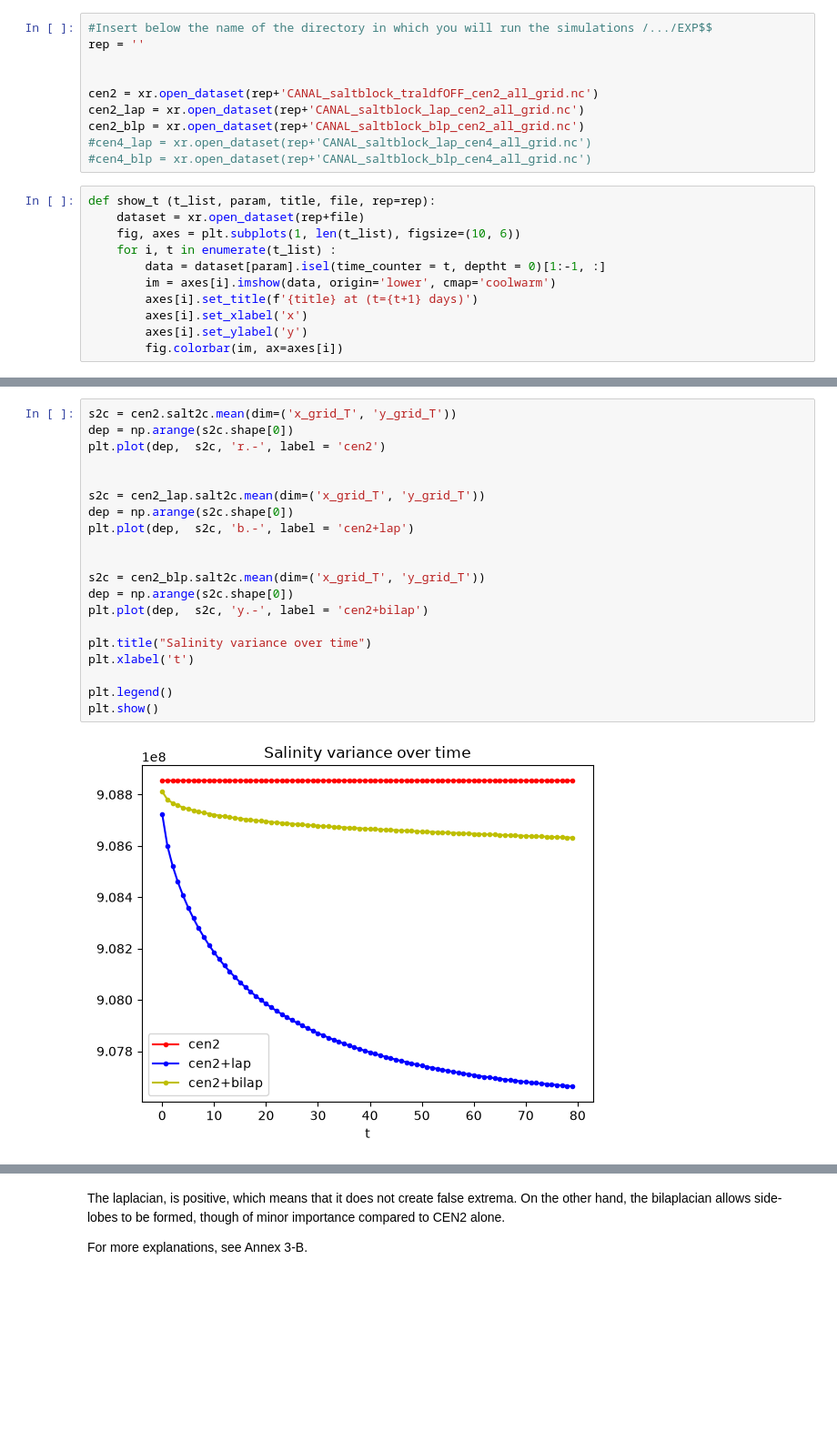
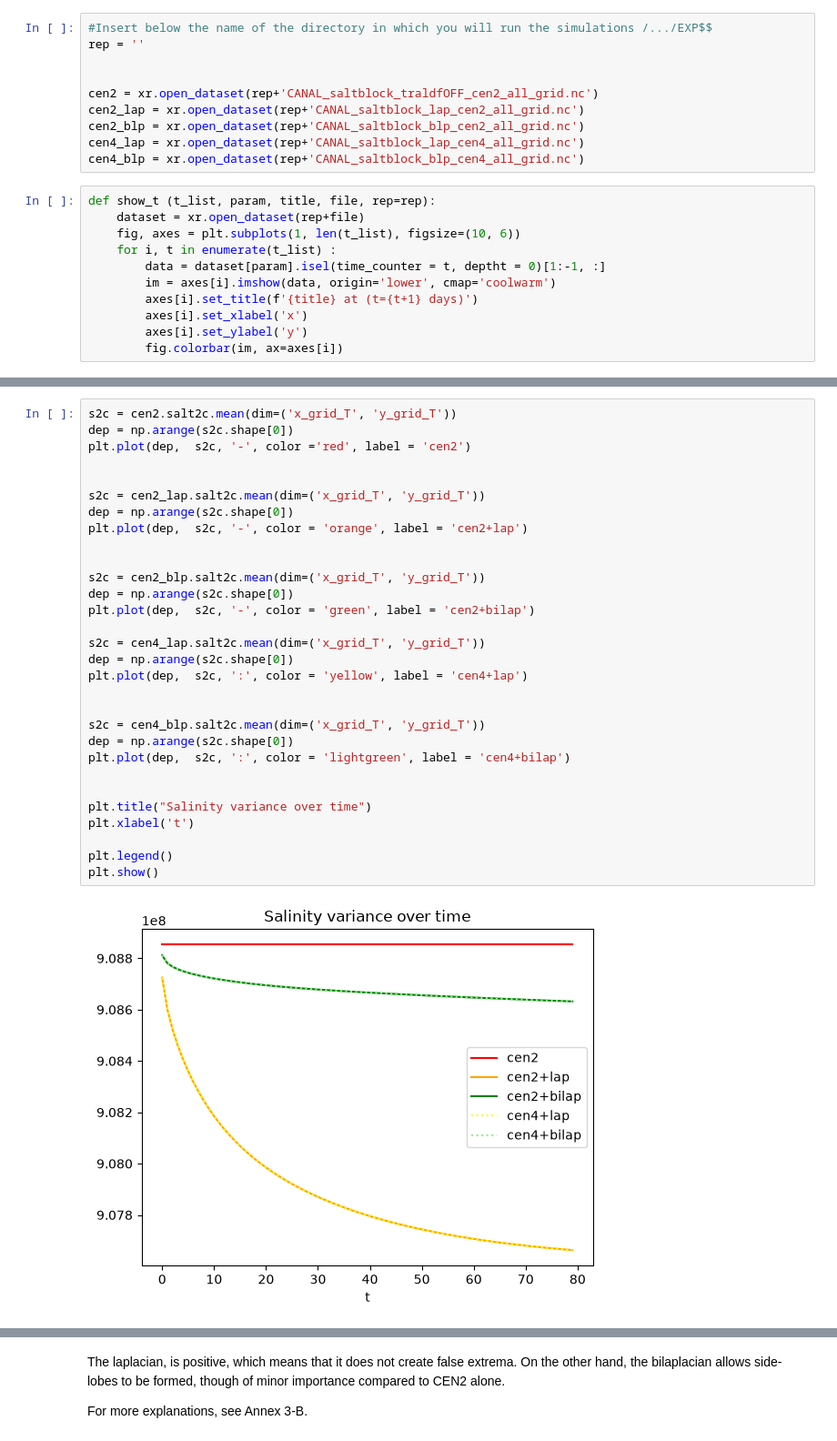
Before and after one commit to justinebuisson606/NEMO_Demonstrators, a Jupyter notebook: Demonstrator 3.ipynb, the cells around one changed output, grey strips where cells are left out. Shown at 91% size. Cells and saved outputs as stored; diff of their text form; blank space fills up the shorter version.

```diff
--- a/Demonstrator 3.ipynb
+++ b/Demonstrator 3.ipynb
@@ -219,8 +165,8 @@ rep = ''
 cen2 = xr.open_dataset(rep+'CANAL_saltblock_traldfOFF_cen2_all_grid.nc')
 cen2_lap = xr.open_dataset(rep+'CANAL_saltblock_lap_cen2_all_grid.nc')
 cen2_blp = xr.open_dataset(rep+'CANAL_saltblock_blp_cen2_all_grid.nc')
-#cen4_lap = xr.open_dataset(rep+'CANAL_saltblock_lap_cen4_all_grid.nc')
-#cen4_blp = xr.open_dataset(rep+'CANAL_saltblock_blp_cen4_all_grid.nc')
+cen4_lap = xr.open_dataset(rep+'CANAL_saltblock_lap_cen4_all_grid.nc')
+cen4_blp = xr.open_dataset(rep+'CANAL_saltblock_blp_cen4_all_grid.nc')
 # %%
 def show_t (t_list, param, title, file, rep=rep):
     dataset = xr.open_dataset(rep+file)
@@ -301,22 +265,32 @@ We should see that the added diffusive operators should mitigate the oscillation
 # %%
 s2c = cen2.salt2c.mean(dim=('x_grid_T', 'y_grid_T'))
 dep = np.arange(s2c.shape[0])
-plt.plot(dep,  s2c, 'r.-', label = 'cen2')
+plt.plot(dep,  s2c, '-', color ='red', label = 'cen2')
 
 
 s2c = cen2_lap.salt2c.mean(dim=('x_grid_T', 'y_grid_T'))
 dep = np.arange(s2c.shape[0])
-plt.plot(dep,  s2c, 'b.-', label = 'cen2+lap')
+plt.plot(dep,  s2c, '-', color = 'orange', label = 'cen2+lap')
 
 
 s2c = cen2_blp.salt2c.mean(dim=('x_grid_T', 'y_grid_T'))
 dep = np.arange(s2c.shape[0])
-plt.plot(dep,  s2c, 'y.-', label = 'cen2+bilap')
+plt.plot(dep,  s2c, '-', color = 'green', label = 'cen2+bilap')
+
+s2c = cen4_lap.salt2c.mean(dim=('x_grid_T', 'y_grid_T'))
+dep = np.arange(s2c.shape[0])
+plt.plot(dep,  s2c, ':', color = 'yellow', label = 'cen4+lap')
+
+
+s2c = cen4_blp.salt2c.mean(dim=('x_grid_T', 'y_grid_T'))
+dep = np.arange(s2c.shape[0])
+plt.plot(dep,  s2c, ':', color = 'lightgreen', label = 'cen4+bilap')
+
 
 plt.title("Salinity variance over time")
 plt.xlabel('t')
 
 plt.legend()
 plt.show()
 # %% [output]
-[figure, old version]
+[figure, new version]
```
Also changed, not shown: parts of 9 cells of this notebook.
